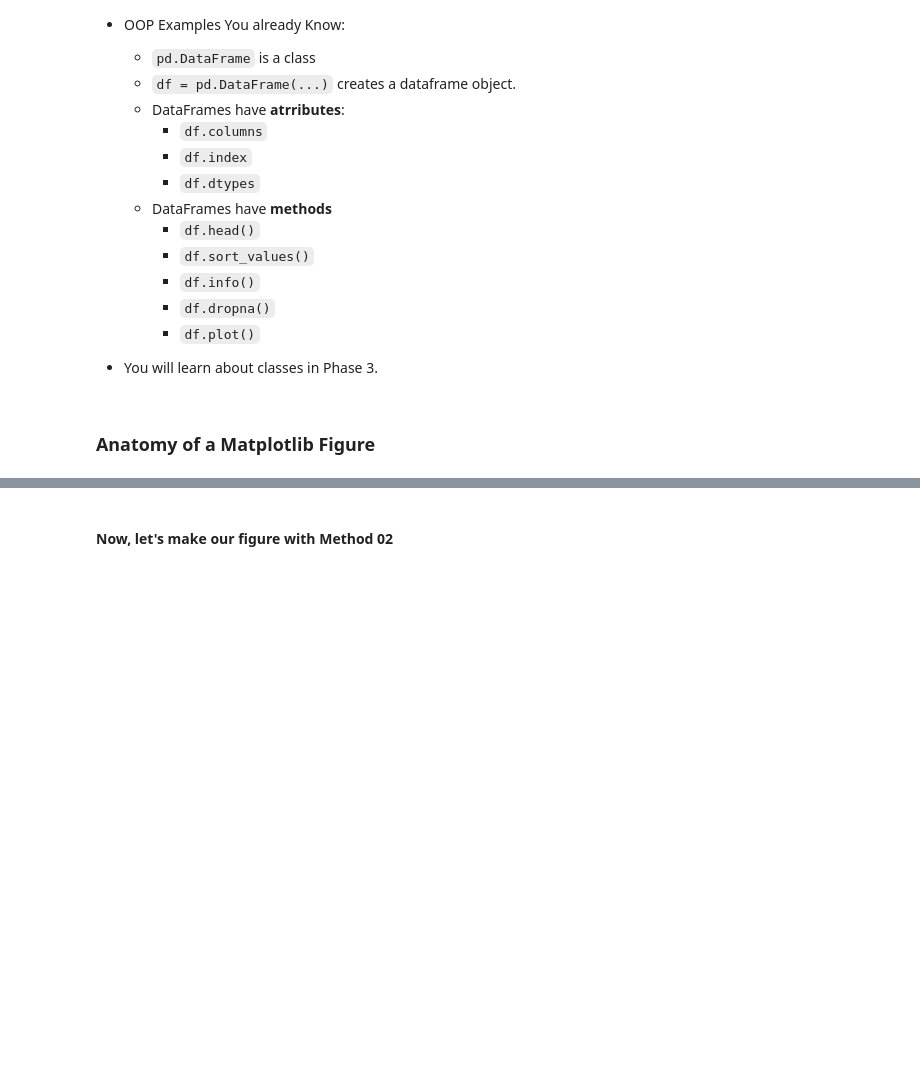
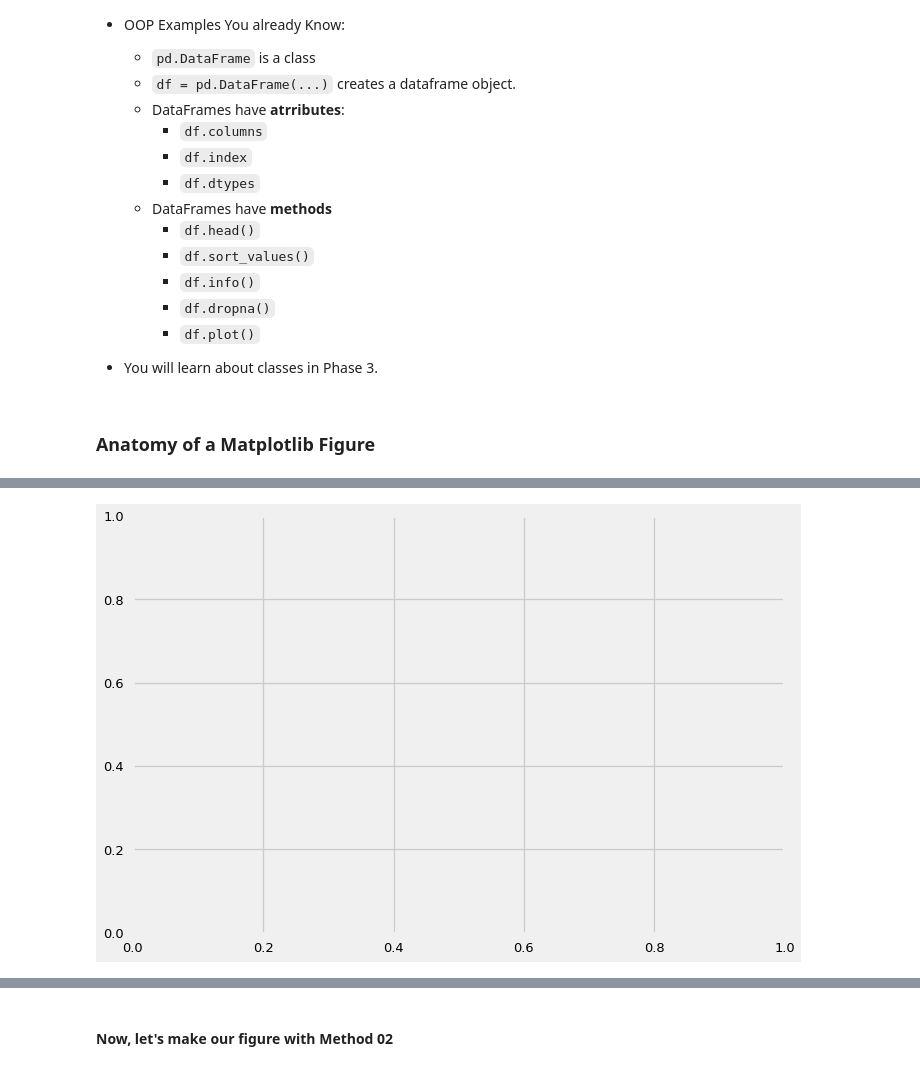
Before and after one commit to flatiron-school/ds-flex-fundamentals-of-data-visualization-2021, a Jupyter notebook: Fundamentals of Visualizations_v1_SG.ipynb, the cells around one changed output, grey strips where cells are left out. Drawn from its saved outputs; the diff is of its cells as text; code cells hidden in the pictures; blank space fills up the shorter version.

```diff
--- a/Fundamentals of Visualizations_v1_SG.ipynb
+++ b/Fundamentals of Visualizations_v1_SG.ipynb
@@ -206,5 +259,8 @@ df.info()
         - There is an 'Axes` for each subplot in the Figure
 # %%
 ## Make an empty figure and ax with plt.subplots
+fig, ax = plt.subplots()
+# %% [output]
+[figure, added]
 # %%
 ## Run help on fig
```
Also changed, not shown: parts of 35 cells of this notebook, 2 other files.
